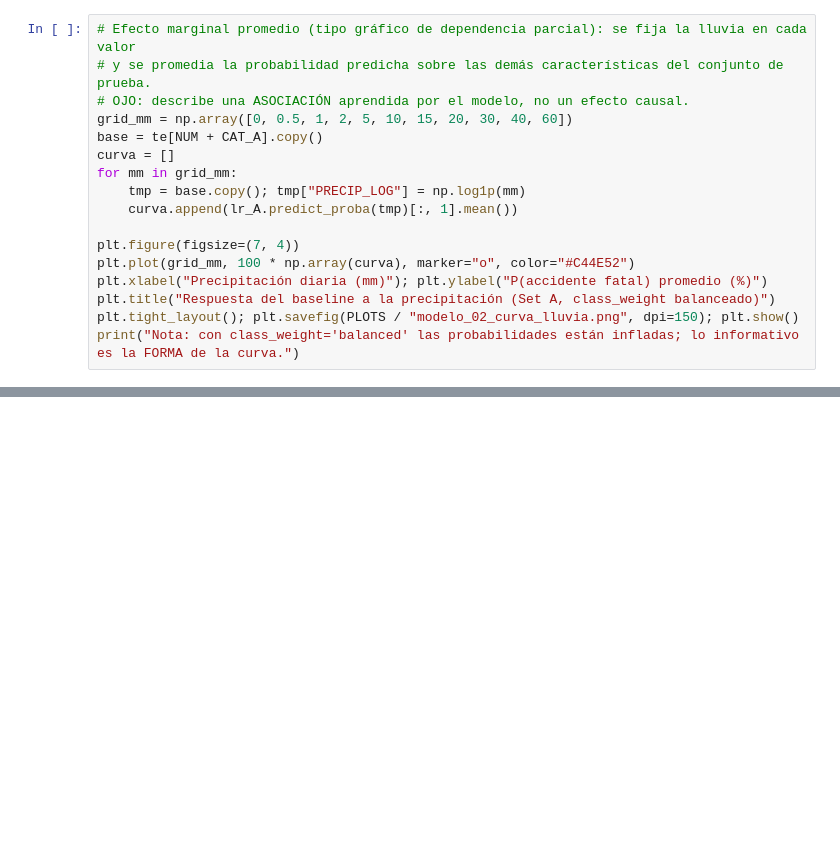
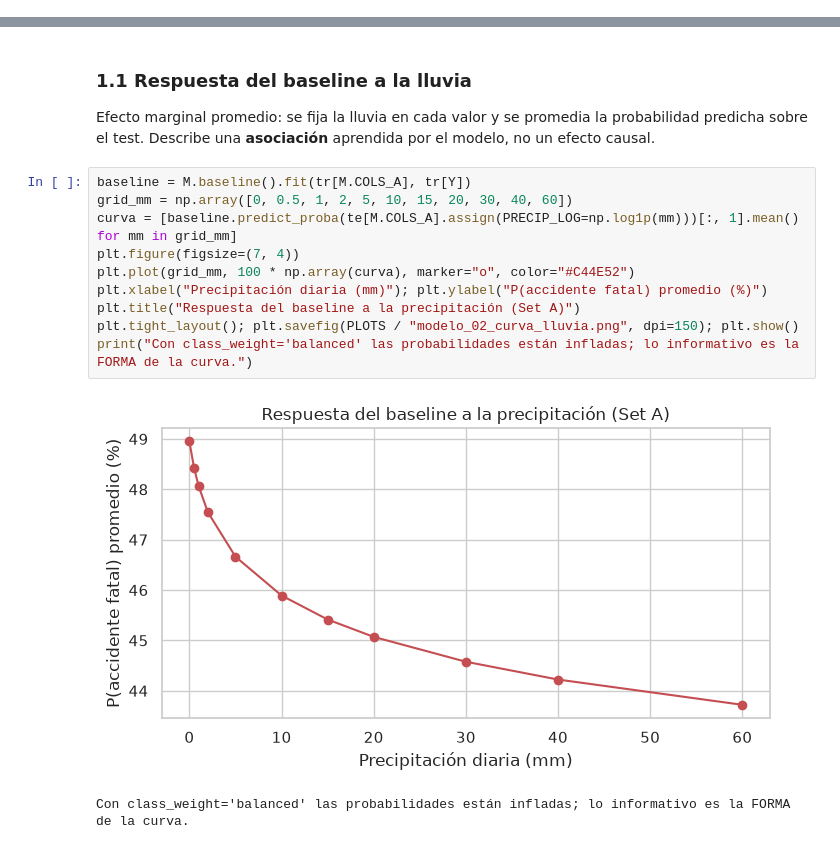
Before and after one commit to Marcor47/IAA-Grupo3, a Jupyter notebook: notebooks/02_modelos.ipynb, the cells around one changed output, grey strips where cells are left out. Saved outputs shown, nothing was run; the diff lists cells and outputs as text; blank space fills up the shorter version.

```diff
--- a/notebooks/02_modelos.ipynb
+++ b/notebooks/02_modelos.ipynb
@@ -174,17 +0,0 @@ plt.tight_layout(); plt.savefig(PLOTS / "modelo_01_baseline_clasificacion.png",
-# %%
-# Efecto marginal promedio (tipo gráfico de dependencia parcial): se fija la lluvia en cada valor
-# y se promedia la probabilidad predicha sobre las demás características del conjunto de prueba.
-# OJO: describe una ASOCIACIÓN aprendida por el modelo, no un efecto causal.
-grid_mm = np.array([0, 0.5, 1, 2, 5, 10, 15, 20, 30, 40, 60])
-base = te[NUM + CAT_A].copy()
-curva = []
-for mm in grid_mm:
-    tmp = base.copy(); tmp["PRECIP_LOG"] = np.log1p(mm)
-    curva.append(lr_A.predict_proba(tmp)[:, 1].mean())
-
-plt.figure(figsize=(7, 4))
-plt.plot(grid_mm, 100 * np.array(curva), marker="o", color="#C44E52")
-plt.xlabel("Precipitación diaria (mm)"); plt.ylabel("P(accidente fatal) promedio (%)")
-plt.title("Respuesta del baseline a la precipitación (Set A, class_weight balanceado)")
-plt.tight_layout(); plt.savefig(PLOTS / "modelo_02_curva_lluvia.png", dpi=150); plt.show()
-print("Nota: con class_weight='balanced' las probabilidades están infladas; lo informativo es la FORMA de la curva.")
@@ -297,0 +92,16 @@ Guardado: C:\Users\marco\Documents\Repositorios\Repositorios_Universidad\IAA-Gru
+# %% [markdown]
+### 1.1 Respuesta del baseline a la lluvia
+Efecto marginal promedio: se fija la lluvia en cada valor y se promedia la probabilidad predicha sobre el test. Describe una **asociación** aprendida por el modelo, no un efecto causal.
+# %%
+baseline = M.baseline().fit(tr[M.COLS_A], tr[Y])
+grid_mm = np.array([0, 0.5, 1, 2, 5, 10, 15, 20, 30, 40, 60])
+curva = [baseline.predict_proba(te[M.COLS_A].assign(PRECIP_LOG=np.log1p(mm)))[:, 1].mean() for mm in grid_mm]
+plt.figure(figsize=(7, 4))
+plt.plot(grid_mm, 100 * np.array(curva), marker="o", color="#C44E52")
+plt.xlabel("Precipitación diaria (mm)"); plt.ylabel("P(accidente fatal) promedio (%)")
+plt.title("Respuesta del baseline a la precipitación (Set A)")
+plt.tight_layout(); plt.savefig(PLOTS / "modelo_02_curva_lluvia.png", dpi=150); plt.show()
+print("Con class_weight='balanced' las probabilidades están infladas; lo informativo es la FORMA de la curva.")
+# %% [output]
+[figure, added]
+Con class_weight='balanced' las probabilidades están infladas; lo informativo es la FORMA de la curva.
```
Also changed, not shown: parts of 47 cells of this notebook, 19 other files.
